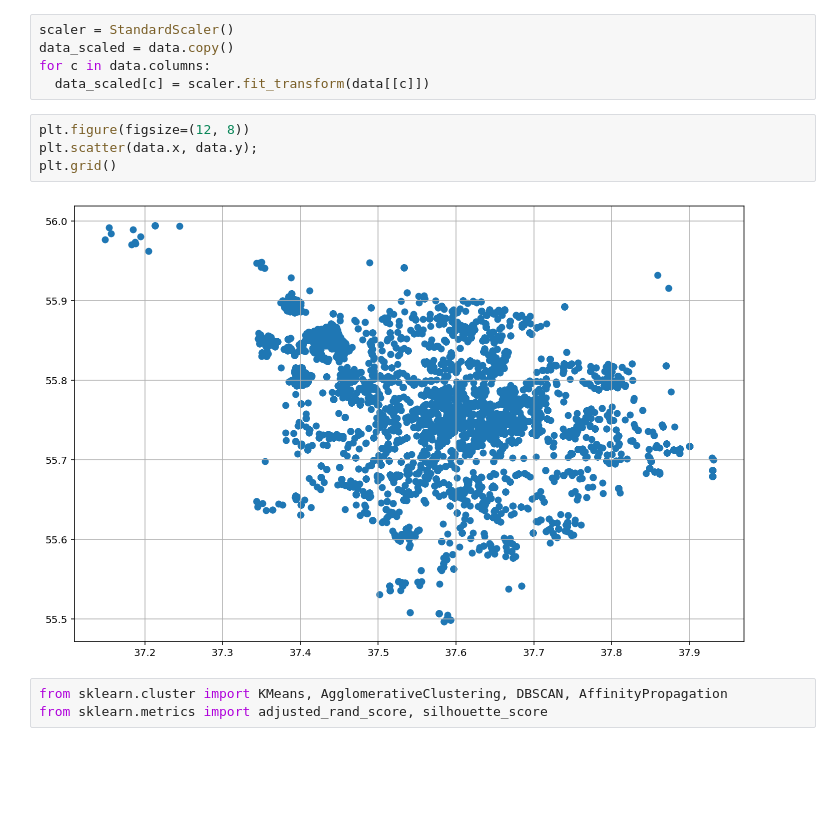
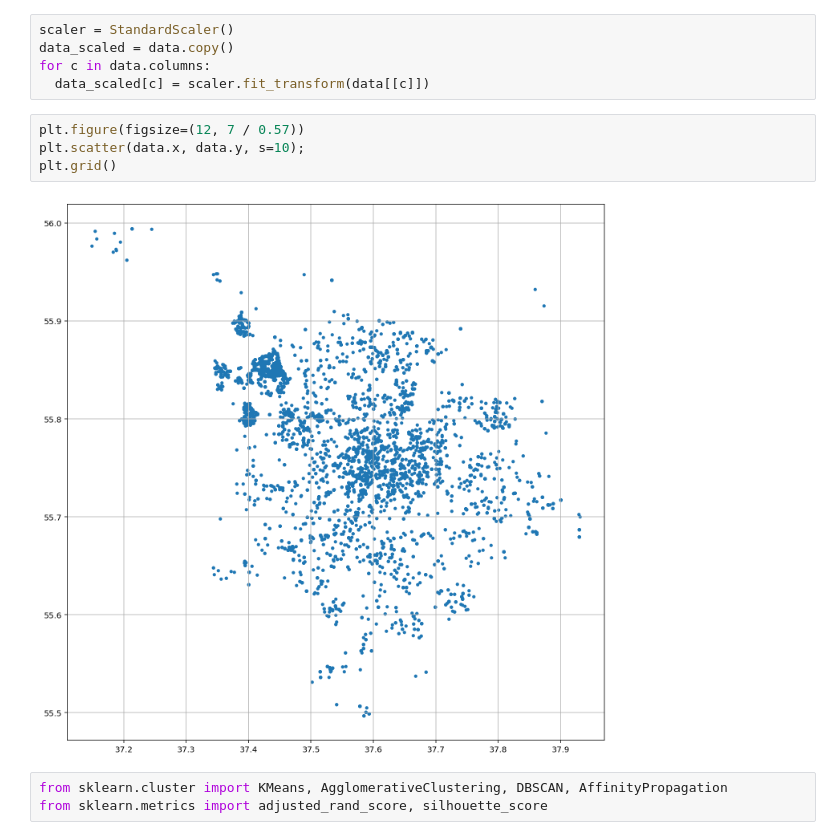
Before and after one commit to gsbelarus/python, a Jupyter notebook: Dz6/Dz6.ipynb, the cells around one changed output. Drawn from its saved outputs; the diff is of its cells as text; blank space fills up the shorter version.

```diff
--- a/Dz6/Dz6.ipynb
+++ b/Dz6/Dz6.ipynb
@@ -25,11 +25,11 @@ data_scaled = data.copy()
 for c in data.columns:
   data_scaled[c] = scaler.fit_transform(data[[c]])
 # %%
-plt.figure(figsize=(12, 8))
-plt.scatter(data.x, data.y);
+plt.figure(figsize=(12, 7 / 0.57))
+plt.scatter(data.x, data.y, s=10);
 plt.grid()
 # %% [output]
-[figure, old version]
+[figure, new version]
 # %%
 from sklearn.cluster import KMeans, AgglomerativeClustering, DBSCAN, AffinityPropagation
 from sklearn.metrics import adjusted_rand_score, silhouette_score
```
Also changed, not shown: parts of 1 cell of this notebook.
